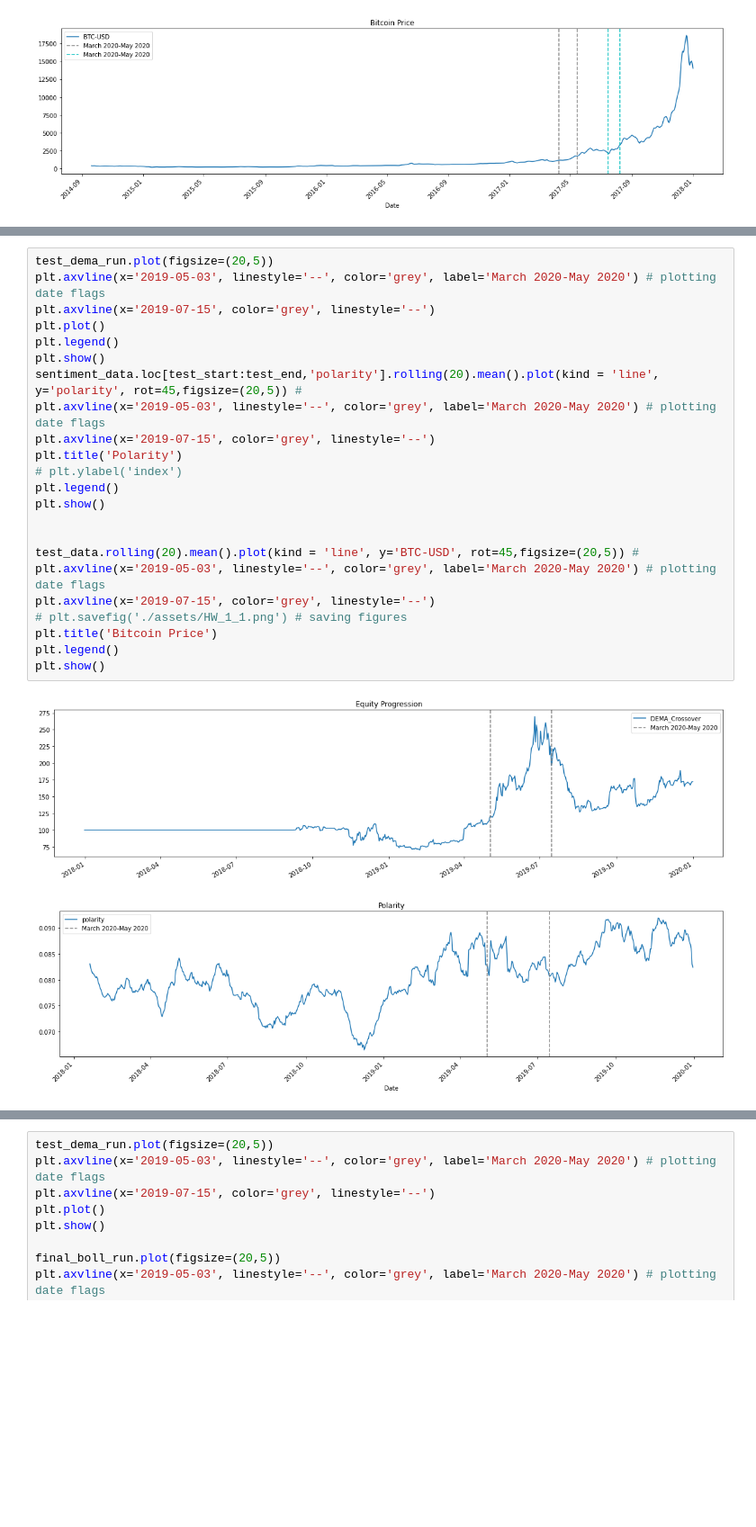
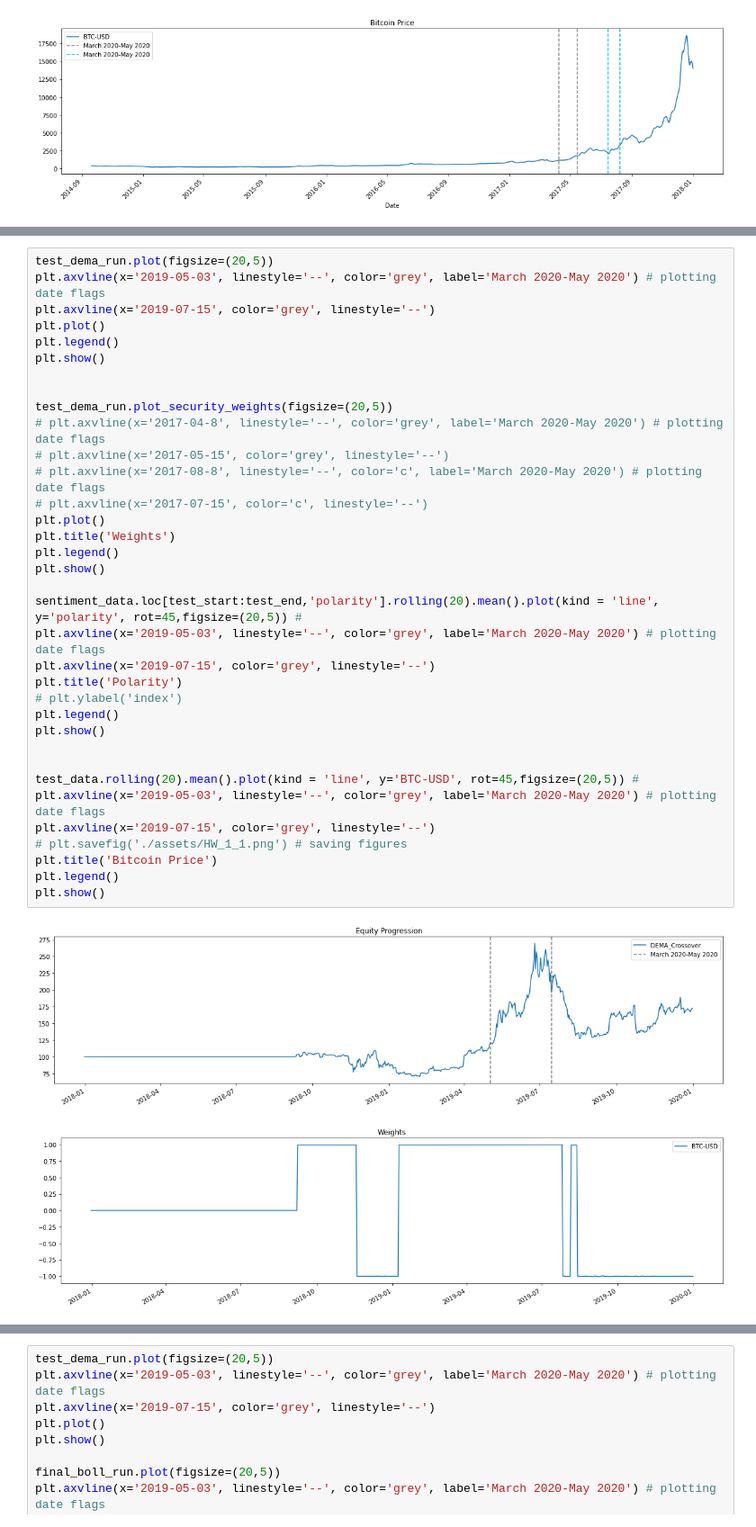
Before and after one commit to alimirr/algorithmic_trading_in_python, a Jupyter notebook: project/project_ali_edit.ipynb, the cells around one changed output, grey strips where cells are left out. Shown at 90% size. Cells and saved outputs as stored; diff of their text form; blank space fills up the shorter version.

```diff
--- a/project/project_ali_edit.ipynb
+++ b/project/project_ali_edit.ipynb
@@ -576,26 +576,38 @@ plt.show()
 # %%
 test_dema_run.plot(figsize=(20,5))
 plt.axvline(x='2019-05-03', linestyle='--', color='grey', label='March 2020-May 2020') # plotting date flags
 plt.axvline(x='2019-07-15', color='grey', linestyle='--')
 plt.plot()
 plt.legend()
 plt.show()
+
+
+test_dema_run.plot_security_weights(figsize=(20,5))
+# plt.axvline(x='2017-04-8', linestyle='--', color='grey', label='March 2020-May 2020') # plotting date flags
+# plt.axvline(x='2017-05-15', color='grey', linestyle='--')
+# plt.axvline(x='2017-08-8', linestyle='--', color='c', label='March 2020-May 2020') # plotting date flags
+# plt.axvline(x='2017-07-15', color='c', linestyle='--')
+plt.plot()
+plt.title('Weights')
+plt.legend()
+plt.show()
+
 sentiment_data.loc[test_start:test_end,'polarity'].rolling(20).mean().plot(kind = 'line', y='polarity', rot=45,figsize=(20,5)) #
 plt.axvline(x='2019-05-03', linestyle='--', color='grey', label='March 2020-May 2020') # plotting date flags
 plt.axvline(x='2019-07-15', color='grey', linestyle='--')
 plt.title('Polarity')
 # plt.ylabel('index')
 plt.legend()
 plt.show()
 
 
 test_data.rolling(20).mean().plot(kind = 'line', y='BTC-USD', rot=45,figsize=(20,5)) #
 plt.axvline(x='2019-05-03', linestyle='--', color='grey', label='March 2020-May 2020') # plotting date flags
 plt.axvline(x='2019-07-15', color='grey', linestyle='--')
 # plt.savefig('./assets/HW_1_1.png') # saving figures
 plt.title('Bitcoin Price')
 plt.legend()
 plt.show()
 # %% [output]
 [figure]
-[figure, old version]
+[figure, new version]
```
Also changed, not shown: parts of 2 cells of this notebook, 3 other files.
